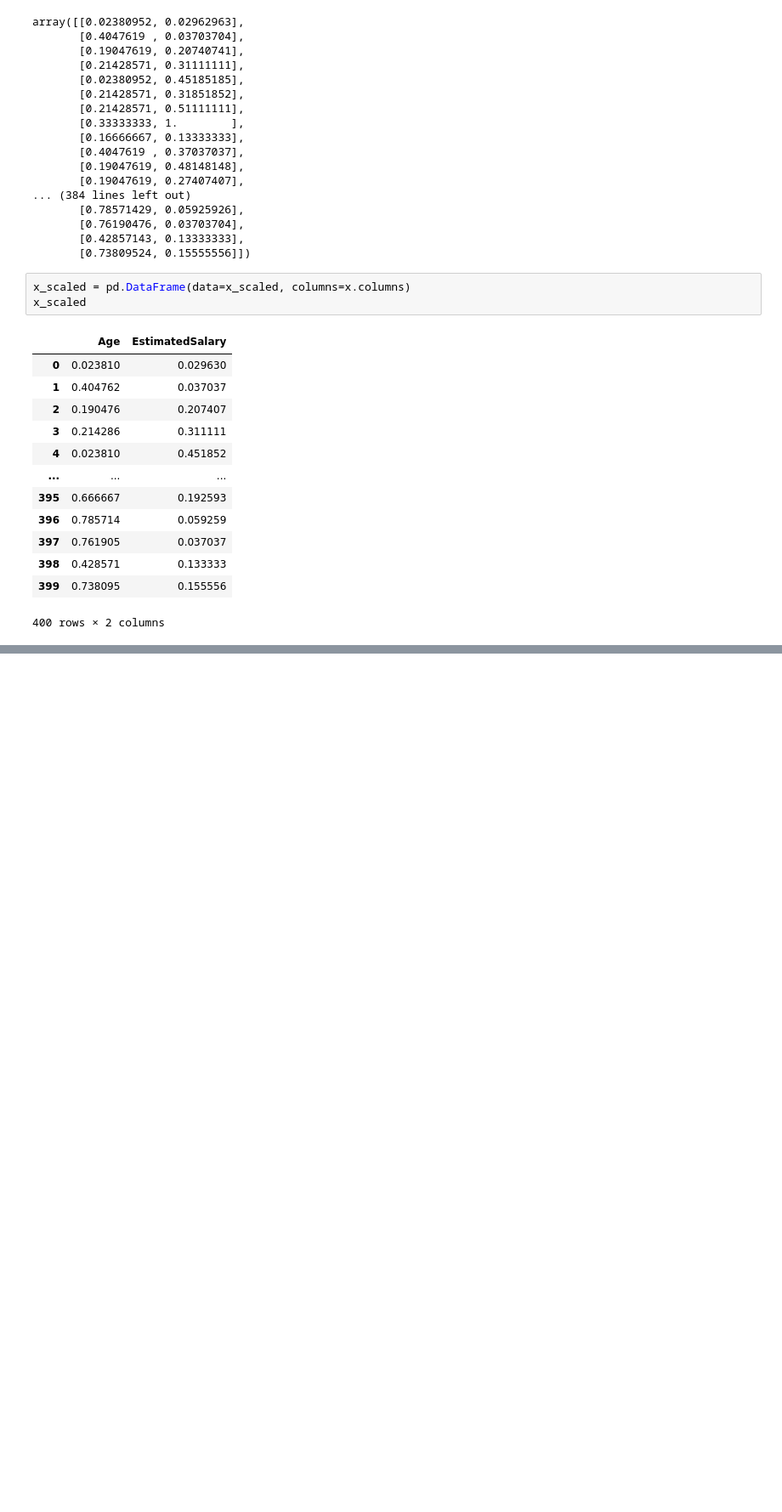
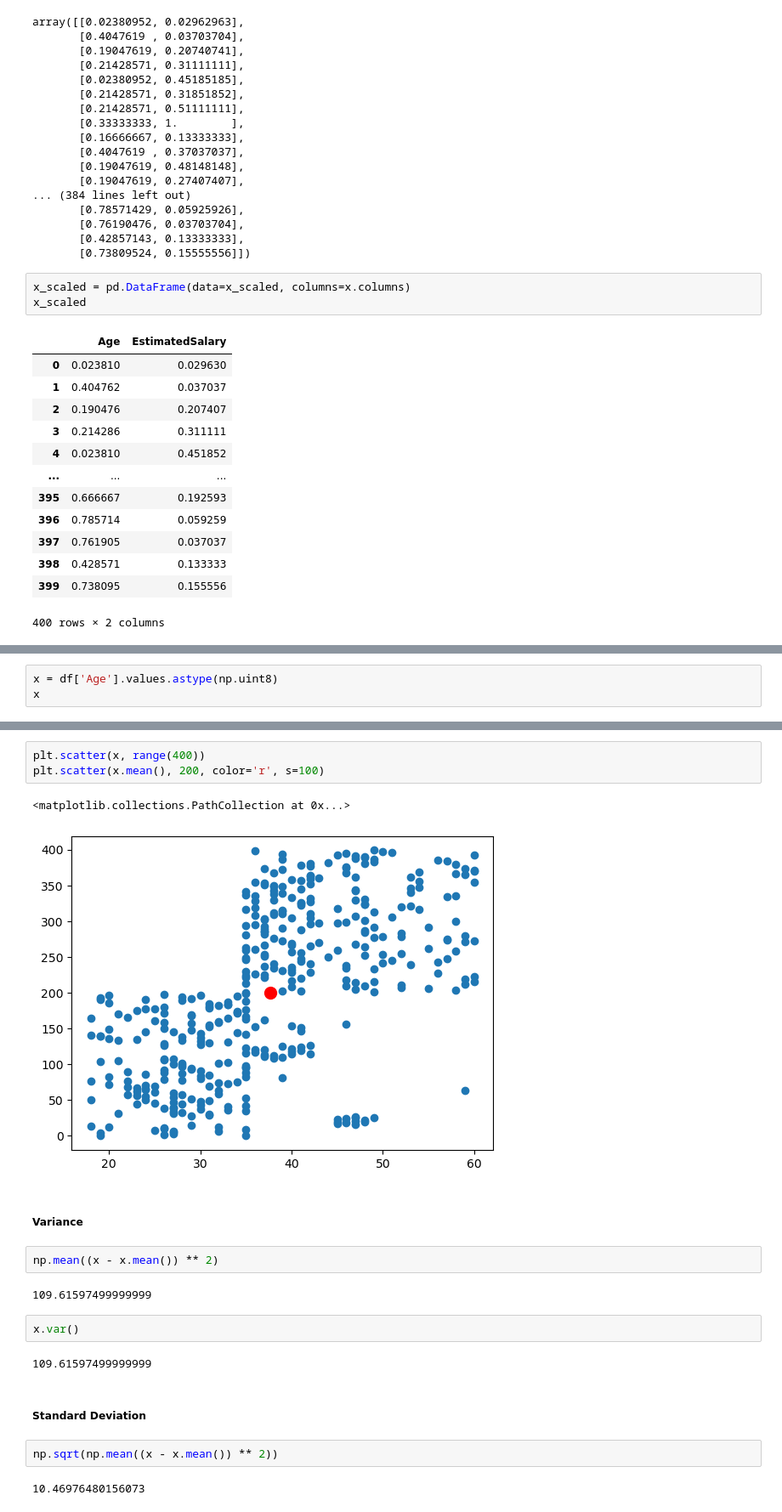
Before and after one commit to dipankar-majumder/cdac-pune-ai-ml-course, a Jupyter notebook: 29 Feature Scaling.ipynb, the cells around one changed output, grey strips where cells are left out. Shown: that part at 85% size. Drawn from its saved outputs; the diff is of its cells as text; blank space fills up the shorter version.

```diff
--- a/29 Feature Scaling.ipynb
+++ b/29 Feature Scaling.ipynb
@@ -135,0 +166,3 @@ x_scaled
+# %%
+x = df['Age'].values.astype(np.uint8)
+x
@@ -135,0 +187,22 @@ x_scaled
+# %%
+plt.scatter(x, range(400))
+plt.scatter(x.mean(), 200, color='r', s=100)
+# %% [output]
+<matplotlib.collections.PathCollection at 0x...>
+[figure, added]
+# %% [markdown]
+##### Variance
+# %%
+np.mean((x - x.mean()) ** 2)
+# %% [output]
+109.61597499999999
+# %%
+x.var()
+# %% [output]
+109.61597499999999
+# %% [markdown]
+##### Standard Deviation
+# %%
+np.sqrt(np.mean((x - x.mean()) ** 2))
+# %% [output]
+10.46976480156073
```
Also changed, not shown: parts of 17 cells of this notebook.
